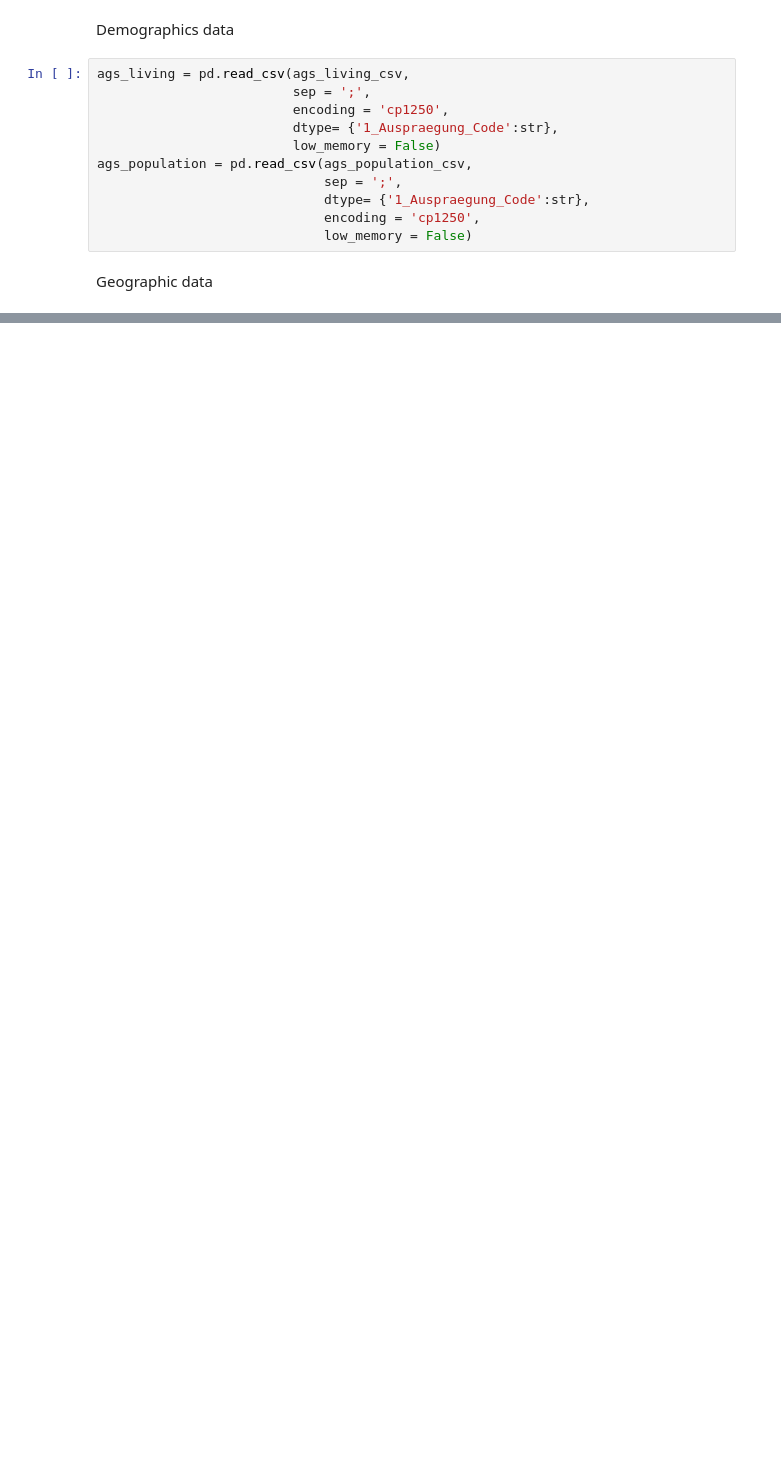
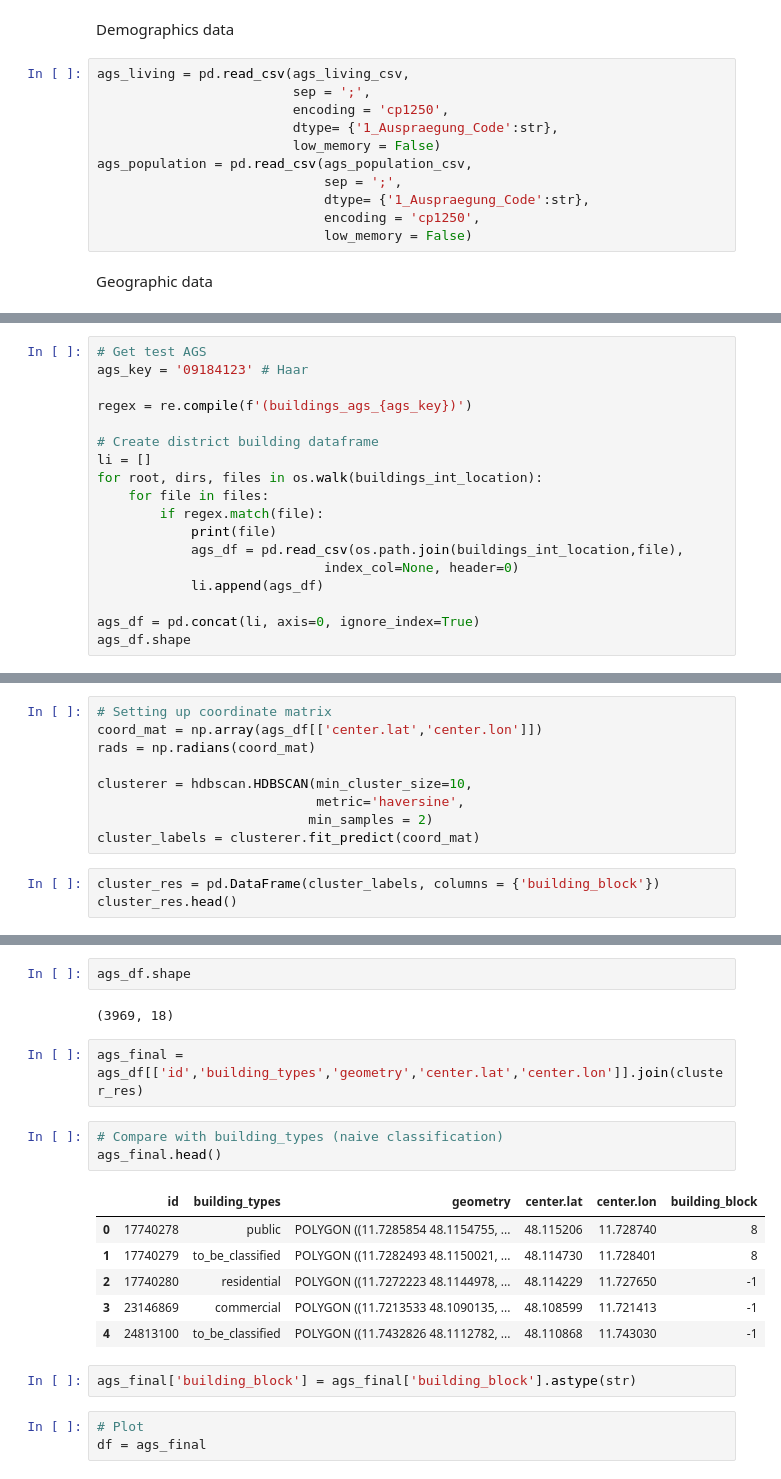
Before and after one commit to o0oBluePhoenixo0o/CheapAtlas, a Jupyter notebook: notebooks/3_buildings_classification.ipynb, the cells around one changed output, grey strips where cells are left out. Cells and saved outputs as stored; diff of their text form; blank space fills up the shorter version.

Commit message:
Complete logics for HDBSCAN

```diff
--- a/notebooks/3_buildings_classification.ipynb
+++ b/notebooks/3_buildings_classification.ipynb
@@ -115,0 +130,18 @@ Ester, M. (2019). A density-based algorithm for discovering clusters in large sp
+# %%
+# Get test AGS
+ags_key = '09184123' # Haar
+
+regex = re.compile(f'(buildings_ags_{ags_key})')
+
+# Create district building dataframe
+li = []
+for root, dirs, files in os.walk(buildings_int_location):
+    for file in files:
+        if regex.match(file):
+            print(file)
+            ags_df = pd.read_csv(os.path.join(buildings_int_location,file),
+                             index_col=None, header=0)
+            li.append(ags_df)
+
+ags_df = pd.concat(li, axis=0, ignore_index=True)
+ags_df.shape
@@ -115,0 +161,12 @@ Ester, M. (2019). A density-based algorithm for discovering clusters in large sp
+# %%
+# Setting up coordinate matrix
+coord_mat = np.array(ags_df[['center.lat','center.lon']])
+rads = np.radians(coord_mat)
+
+clusterer = hdbscan.HDBSCAN(min_cluster_size=10,
+                            metric='haversine',
+                           min_samples = 2)
+cluster_labels = clusterer.fit_predict(coord_mat)
+# %%
+cluster_res = pd.DataFrame(cluster_labels, columns = {'building_block'})
+cluster_res.head()
@@ -115,0 +200,21 @@ Ester, M. (2019). A density-based algorithm for discovering clusters in large sp
+# %%
+ags_df.shape
+# %% [output]
+(3969, 18)
+# %%
+ags_final = ags_df[['id','building_types','geometry','center.lat','center.lon']].join(cluster_res)
+# %%
+# Compare with building_types (naive classification)
+ags_final.head()
+# %% [output]
+|  | id | building_types | geometry | center.lat | center.lon | building_block |
+| 0 | 17740278 | public | POLYGON ((11.7285854 48.1154755, ... | 48.115206 | 11.728740 | 8 |
+| 1 | 17740279 | to_be_classified | POLYGON ((11.7282493 48.1150021, ... | 48.114730 | 11.728401 | 8 |
+| 2 | 17740280 | residential | POLYGON ((11.7272223 48.1144978, ... | 48.114229 | 11.727650 | -1 |
+| 3 | 23146869 | commercial | POLYGON ((11.7213533 48.1090135, ... | 48.108599 | 11.721413 | -1 |
+| 4 | 24813100 | to_be_classified | POLYGON ((11.7432826 48.1112782, ... | 48.110868 | 11.743030 | -1 |
+# %%
+ags_final['building_block'] = ags_final['building_block'].astype(str)
+# %%
+# Plot
+df = ags_final
```
Also changed, not shown: parts of 31 cells of this notebook, 4 other files.
